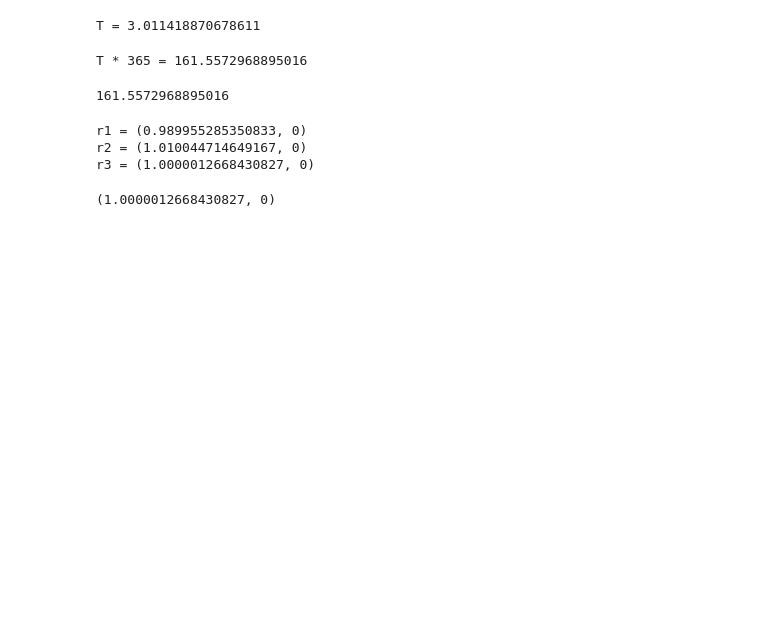
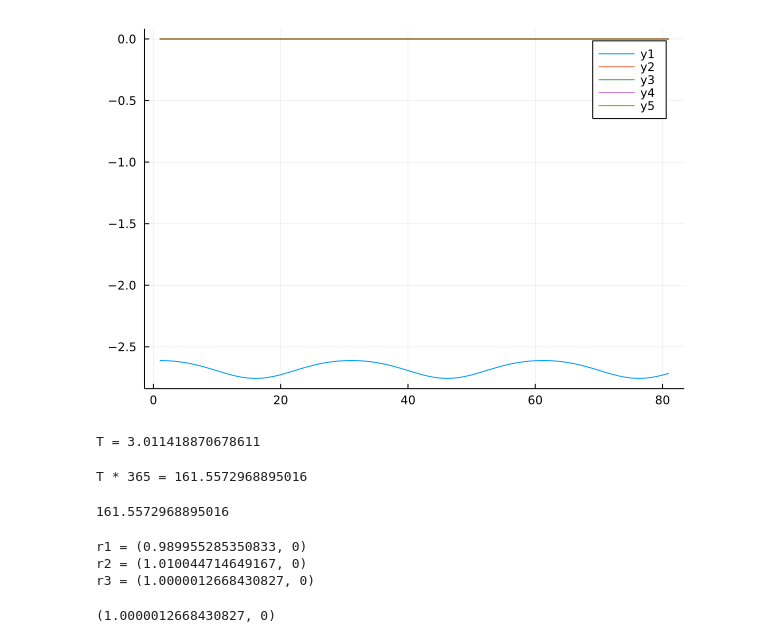
Before and after one commit to shukanp/16745-threebody, a Jupyter notebook: src/dircol-Copy1.ipynb, the cells around one changed output. Cells and saved outputs as stored; diff of their text form; code cells hidden in the pictures; blank space fills up the shorter version.

```diff
--- a/src/dircol-Copy1.ipynb
+++ b/src/dircol-Copy1.ipynb
@@ -185,3 +76,36 @@ eigvals1
+# %%
+# mat"""
+# plot($eigs1, '-x')
+# hold on
+# plot($eigs2, '-x')
+# plot($eigs3, '-x')
+# plot($eigs4, '-x')
+# plot($eigs5, '-x')
+# plot($eigs6, '-x')
+# hold off
+# title("Real Part of Eigenvalues")
+
+
+# """
+p = Plots.plot(eigs1)
+Plots.plot!(p,eigs2)
+Plots.plot!(p,eigs3)
+Plots.plot!(p,eigs4)
+Plots.plot!(p,eigs5)
+# Plots.plot!(p,eigs6)
+
+# figure
+# plot($Ieigs1, '-x')
+# hold on
+# plot($Ieigs2, '-x')
+# plot($Ieigs3, '-x')
+# plot($Ieigs4, '-x')
+# plot($Ieigs5, '-x')
+# plot($Ieigs6, '-x')
+# hold off
+# title("Imaginary Part of Eigenvalues")
+# %% [output]
+[figure, added]
 # %%
 w_p = 2.086453455;
 Ax = 206000
```
Also changed, not shown: parts of 6 cells of this notebook, 4 other files.
